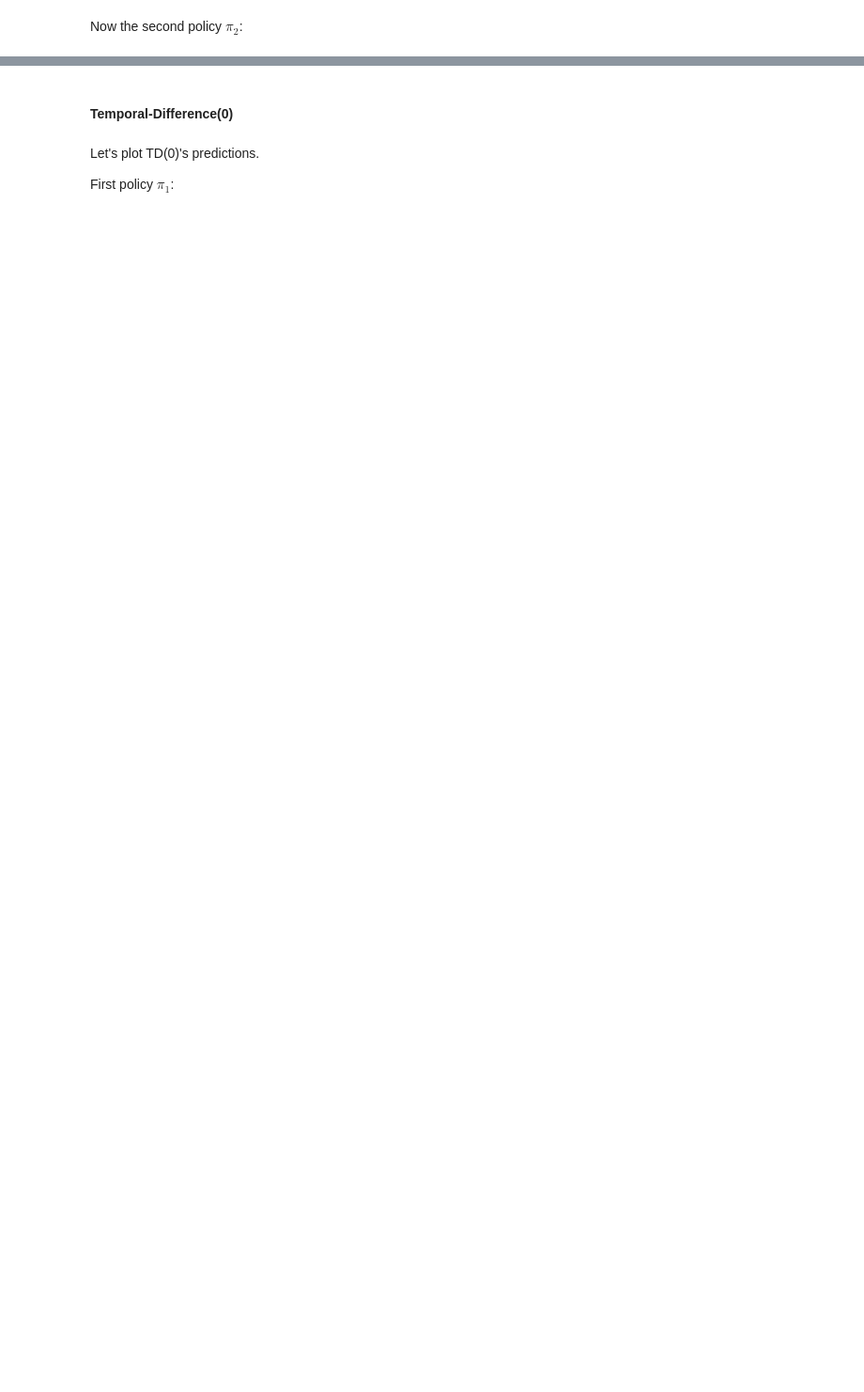
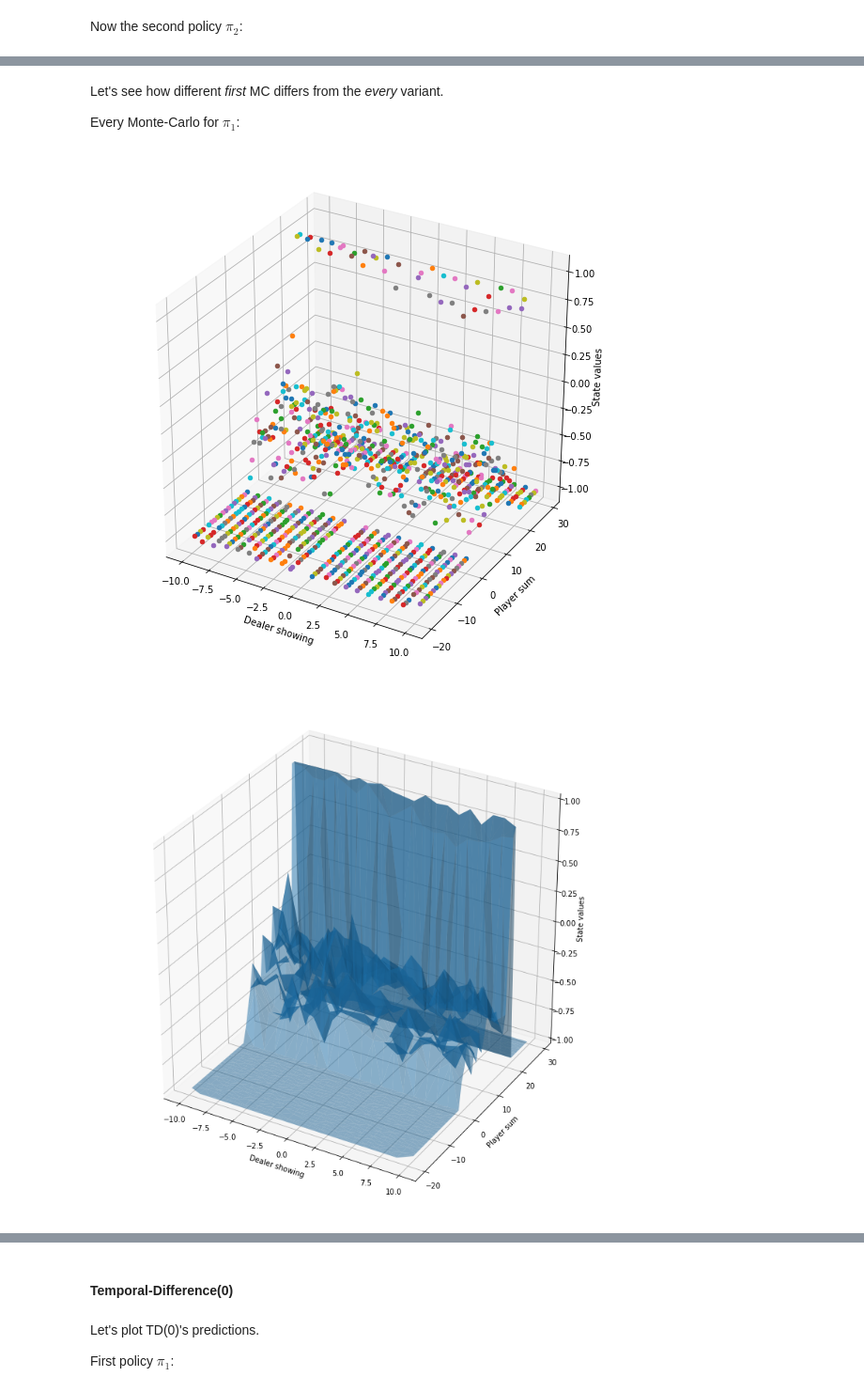
Before and after one commit to RenatoGeh/mac5788, a Jupyter notebook: ep1/Easy21.ipynb, the cells around one changed output, grey strips where cells are left out. Shown at 94% size. Drawn from its saved outputs; the diff is of its cells as text; code cells hidden in the pictures; blank space fills up the shorter version.

```diff
--- a/ep1/Easy21.ipynb
+++ b/ep1/Easy21.ipynb
@@ -246,0 +281,10 @@ plt.show()
+# %% [markdown]
+Let's see how different *first* MC differs from the *every* variant.
+
+Every Monte-Carlo for $\pi_1$:
+# %%
+draw_scatter(mc_e_V_1)
+draw_trisurf(mc_e_V_1)
+# %% [output]
+[figure, added]
+[figure, added]
```
Also changed, not shown: parts of 21 cells of this notebook, 1 other file.
